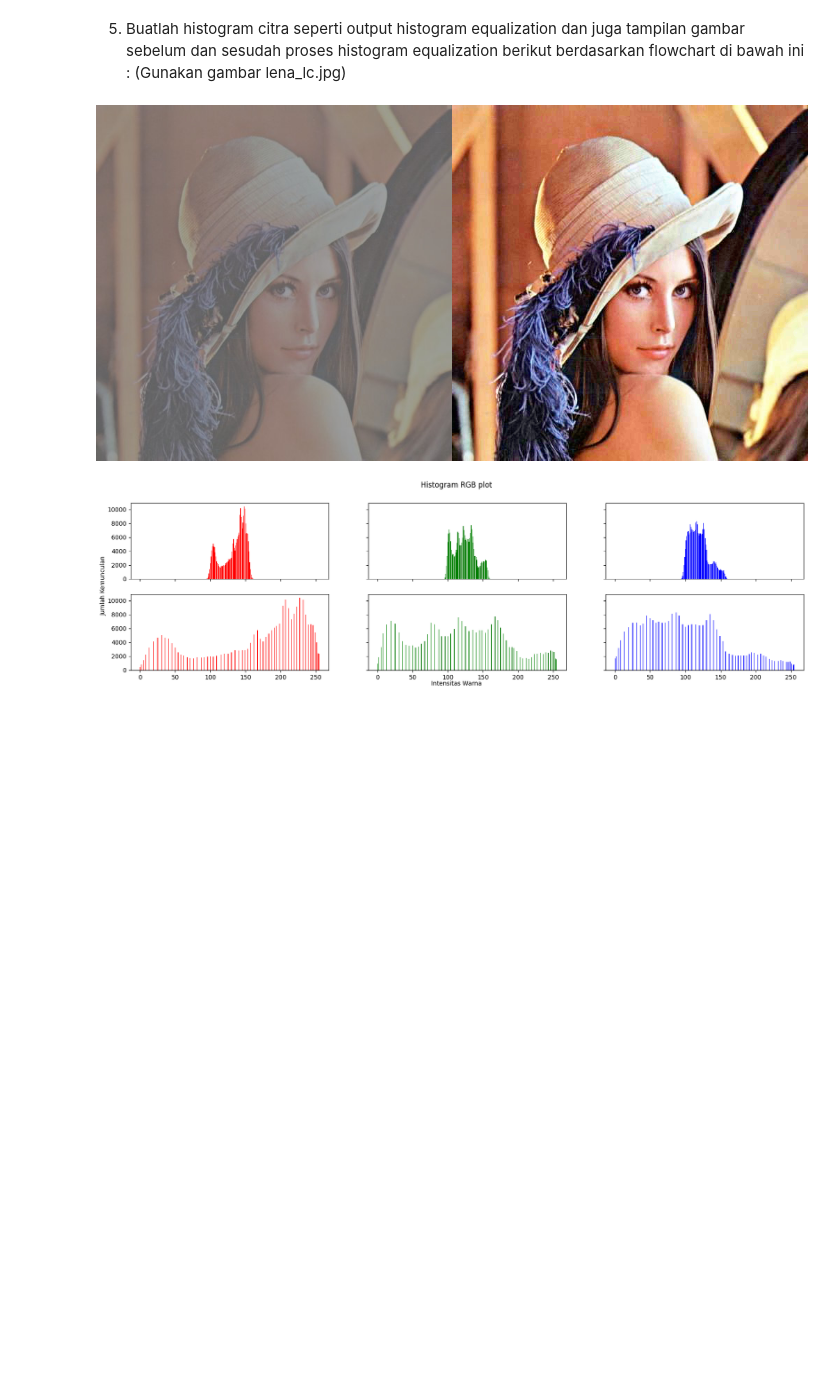
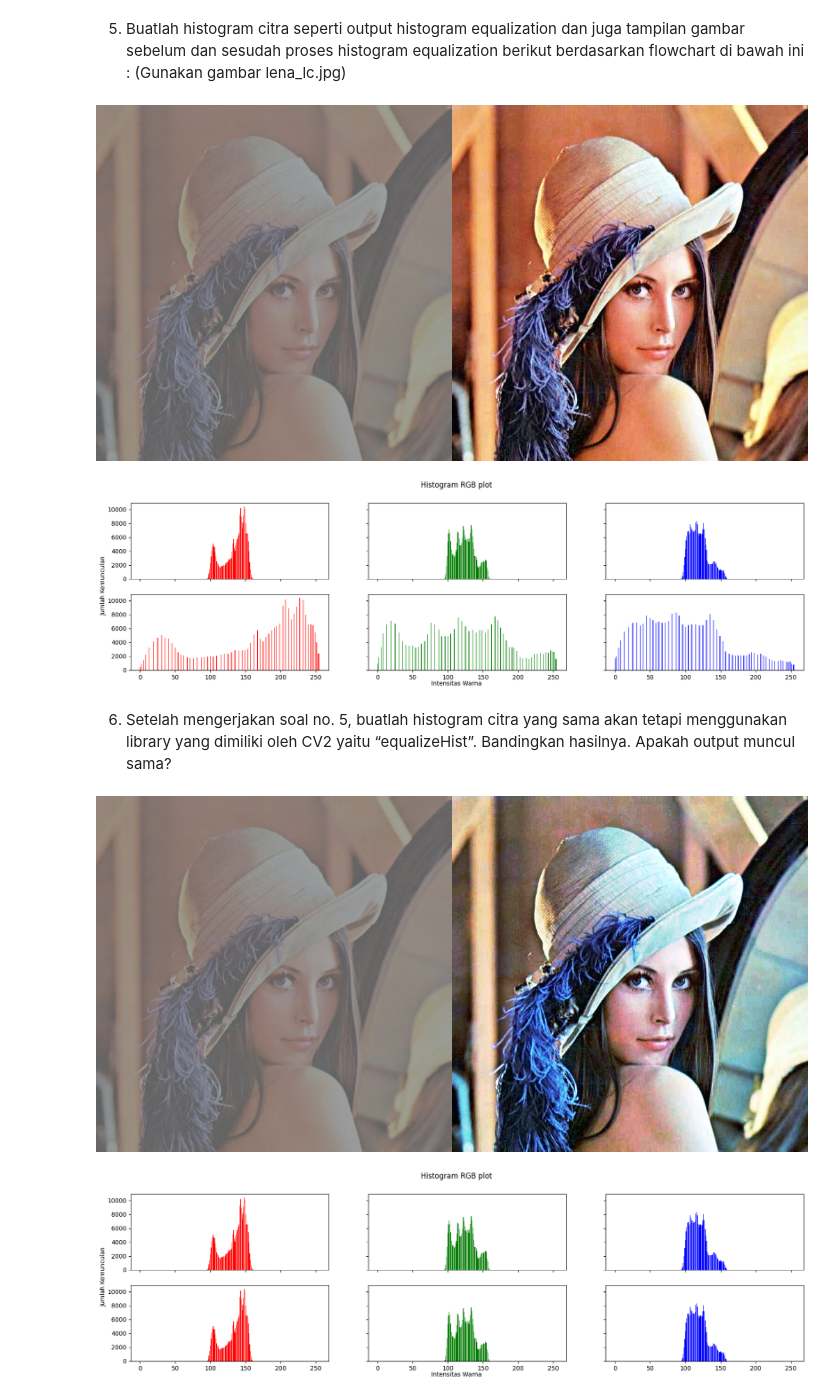
Before and after one commit to shofiaayuu/PCVK_Ganjil_2023, a Jupyter notebook: Week6.ipynb, the cells around one changed output. Drawn from its saved outputs; the diff is of its cells as text; code cells hidden in the pictures; blank space fills up the shorter version.

```diff
--- a/Week6.ipynb
+++ b/Week6.ipynb
@@ -189,3 +188,68 @@ else:
 # %% [output]
 [figure]
 [figure]
+# %% [markdown]
+6. Setelah mengerjakan soal no. 5, buatlah histogram citra yang sama akan tetapi
+menggunakan library yang dimiliki oleh CV2 yaitu “equalizeHist”. Bandingkan
+hasilnya. Apakah output muncul sama?
+# %%
+# Memisahkan saluran warna (channel) dari gambar 'img1' menjadi saluran merah, hijau, dan biru.
+channels = cv.split(img1)
+
+# Membuat daftar kosong 'eq_channels' untuk menyimpan saluran yang telah di-equalize.
+eq_channels = []
+
+# Loop melalui saluran dan warna
+for ch, color in zip(channels, ["r", "g", "b"]):
+    # Melakukan equalization histogram
+    eq_channels.append(cv.equalizeHist(ch))
+
+# Menggabungkan kembali saluran yang telah di-equalize
+eq_image = cv.merge(eq_channels)
+
+# Menghitung histogram dari gambar equalized.
+equal_histo = histog(eq_image)
+
+# Menggabungkan gambar asli dan gambar equalized secara horizontal.
+final_frame = cv.hconcat((img1, eq_image))
+
+cv2_imshow(final_frame)
+
+# Membuat larik 'names' yang berisi nilai dari 0 hingga 255.
+names = np.arange(256)
+
+# Memeriksa apakah gambar grayscale atau tidak dengan membandingkan saluran warna merah, hijau, dan biru.
+isgraying = np.array_equal(blue, green, red)
+
+# Jika gambar bukan grayscale:
+if (isgraying == False):
+    # Membuat plot histogram RGB dengan 2 baris dan 3 kolom.
+    fig, axs = plt.subplots(2, 3, figsize=[20, 5], sharex=True, sharey=True)
+    fig.suptitle('Histogram RGB plot')  # Menambahkan judul keseluruhan plot.
+    fig.text(0.09, 0.5, 'Jumlah Kemunculan', va='center', rotation='vertical')  # Label sumbu Y.
+    fig.text(0.5, 0.04, 'Intensitas Warna', ha='center')  # Label sumbu X.
+
+    # Menampilkan histogram untuk saluran merah, hijau, dan biru pada dua baris pertama.
+    axs[0, 0].bar(names, histo_asli[2], color='red')
+    axs[0, 1].bar(names, histo_asli[1], color='green')
+    axs[0, 2].bar(names, histo_asli[0], color='blue')
+
+    # Menampilkan histogram kembali untuk saluran merah, hijau, dan biru pada dua baris kedua.
+    axs[1, 0].bar(names, histo_asli[2], color='red')
+    axs[1, 1].bar(names, histo_asli[1], color='green')
+    axs[1, 2].bar(names, histo_asli[0], color='blue')
+else:
+    # Jika gambar adalah grayscale, maka hanya ada dua kolom dalam plot histogram.
+    fig, axs = plt.subplots(1, 2, figsize=[20, 5], sharex=True, sharey=True)
+    fig.suptitle('Histogram RGB plot')
+    fig.text(0.09, 0.5, 'Jumlah Kemunculan', va='center', rotation='vertical')  # Label sumbu Y.
+    fig.text(0.5, 0.04, 'Intensitas Warna', ha='center')  # Label sumbu X.
+
+    # Menampilkan histogram untuk gambar grayscale pada kolom pertama.
+    axs[0, 0].bar(names, histo_asli[2], color='gray')
+
+    # Menampilkan histogram untuk gambar grayscale yang telah di-equalize pada kolom kedua.
+    axs[0, 1].bar(names, equal_histo[2], color='gray')
+# %% [output]
+[figure, added]
+[figure, added]
```
Also changed, not shown: parts of 6 cells of this notebook.
